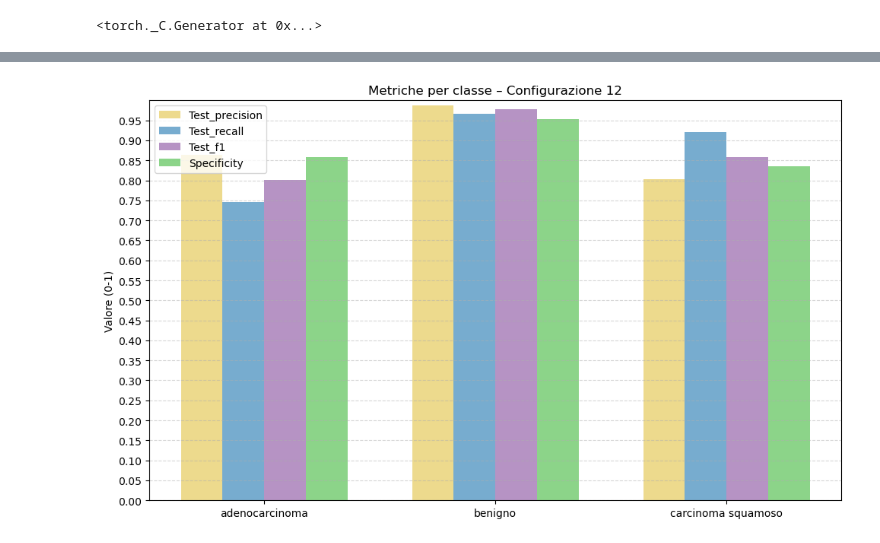
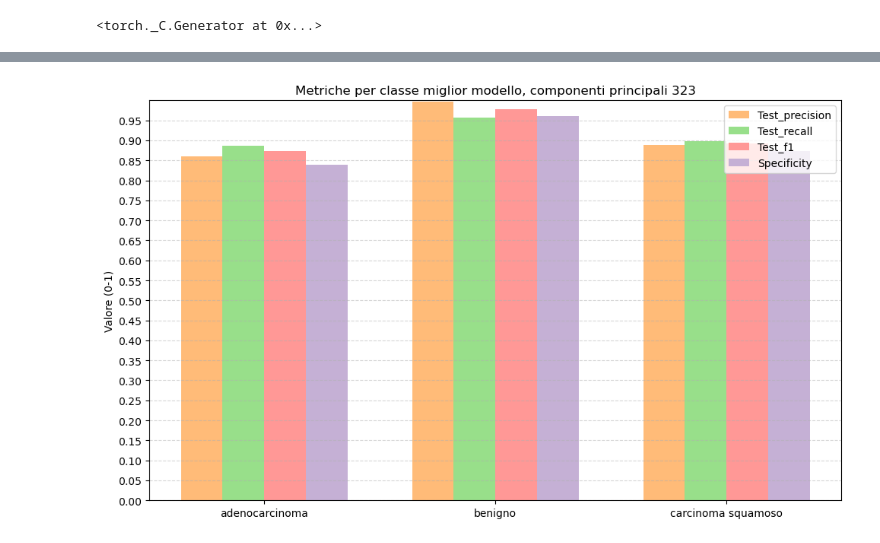
Before and after one commit to noemiaime/PCA_AE_histology, a Jupyter notebook: 4_FC_training_PCA.ipynb, the cells around one changed output, grey strips where cells are left out. Drawn from its saved outputs; the diff is of its cells as text; code cells hidden in the pictures.

Commit message:
final project
aggiunta commenti e miglioramento plot

```diff
--- a/4_FC_training_PCA.ipynb
+++ b/4_FC_training_PCA.ipynb
@@ -77,6 +78,7 @@ class FlexibleNet(nn.Module):  # rete neurale FC, configurabile (layer, dropout,
     def forward(self, x):
         return self.model(x)
 # %%
+# misura specificity, non ho trovato una funzione che lo fa di sklearn (come per f1, recall e precision)
 def specificity_score(y_true, y_pred, average='macro'):
     cm = confusion_matrix(y_true, y_pred)
     num_classes = cm.shape[0]
@@ -95,6 +97,6 @@ def specificity_score(y_true, y_pred, average='macro'):
     elif average == 'none':
         return specificities
     else:
-        raise ValueError("average must be 'macro' or 'none'")
+        raise ValueError("Inserire modalità")
 # %%
 # funzione di training
@@ -349,11 +364,11 @@ configurations = [
     {'hidden_dims': [1024, 512, 256, 128, 64, 32, 16], 'batchnorm': True, 'dropout': 0.6, 'early_stopping': True, 'cross_val': True},
 ]
 # %%
-for i, config in enumerate(configurations, 1):
+for i, config in enumerate(configurations, 1): # cicliamo sulle configurazioni
     print(f"\n[{experiment_name}] Config {i}: {config}")
-    if config.get("cross_val", False):
-        cross_validate_model(config, torch.cat([X_train, X_val]), torch.cat([y_train, y_val]), X_test, y_test, k=5, config_id=i)
-    else:
+    if config.get("cross_val", False): # esecuzione funzione cross_validate_model se cross_val = True
+        cross_validate_model(config, torch.cat([X_train, X_val]), torch.cat([y_train, y_val]), test_loader, k=5, config_id=i)
+    else: # altrimenti training standard
         model = FlexibleNet(n_components, config['hidden_dims'], len(pretty_labels),
                             use_batchnorm=config['batchnorm'], dropout=config['dropout'])
         criterion = nn.CrossEntropyLoss()
@@ -370,7 +385,7 @@ for i, config in enumerate(configurations, 1):
                 preds = output.argmax(1)
                 y_true.extend(y_batch.tolist())
                 y_pred.extend(preds.tolist())
-
+        # calcolo metriche
         test_acc = 100 * np.mean(np.array(y_true) == np.array(y_pred))
         precision = precision_score(y_true, y_pred, average='macro')
         recall = recall_score(y_true, y_pred, average='macro')
@@ -380,7 +395,7 @@ for i, config in enumerate(configurations, 1):
         specificity_macro = specificity_score(y_true, y_pred, average='macro')
         specificity_per_class = specificity_score(y_true, y_pred, average='none')
 
-        # 🆕 Calcolo delle metriche per classe
+        # calcolo delle metriche per classe
         report_dict = classification_report(y_true, y_pred, target_names=pretty_labels, output_dict=True)
         class_metrics = {}
         for class_name in pretty_labels:
@@ -388,13 +403,14 @@ for i, config in enumerate(configurations, 1):
             class_metrics[f'recall_{class_name}'] = report_dict[class_name]['recall']
             class_metrics[f'f1_{class_name}'] = report_dict[class_name]['f1-score']
 
+        # stampa e salvataggio risultato
         print(report_txt)
         print("Confusion Matrix:")
         print(cm)
         print(f"Specificity (macro): {specificity_macro:.4f}")
         for label, spec in zip(pretty_labels, specificity_per_class):
             print(f"Specificity [{label}]: {spec:.4f}")
-
+        # plot e salvataggio confusion matrix
         title = f"[{experiment_name}] Config {i}"
         with open(log_txt_path, "a") as f:
             f.write(f"{title}\nTest Accuracy: {test_acc:.2f}%\n")
@@ -414,6 +430,7 @@ for i, config in enumerate(configurations, 1):
         plt.savefig(os.path.join("pca_outputs", f"{experiment_name}_conf_matrix_config_{i}.png"))
         plt.show()
 
+        # salvataggio risultati
         summary.append({
             'config_id': i,
             'hidden_dims': config['hidden_dims'],
@@ -426,8 +443,8 @@ for i, config in enumerate(configurations, 1):
             'recall': recall,
             'f1_score': f1,
             'specificity': specificity_macro,
-            'specificity_per_class': list(specificity_per_class), # tolgo .tolist() se traino una sola configurazione
-            'conf_matrix': list(cm), # tolgo .tolist() se traino una sola configurazione
-            **class_metrics  #  Inserisce precision, recall, f1 per ogni classe
+            'specificity_per_class': list(specificity_per_class),
+            'conf_matrix': list(cm),
+            **class_metrics
         })
 # %% [output]
@@ -451,13 +468,14 @@ Epoch 07 | Train Acc: 95.66% | Val Acc: 69.12%
 # %%
-summary_df = pd.DataFrame(summary)
+summary_df = pd.DataFrame(summary) # conversione in data frame
 summary_df['specificity_per_class'] = summary_df['specificity_per_class'].apply(
     lambda x: ','.join(f"{v:.4f}" for v in x) if isinstance(x, (list, np.ndarray)) else str(x)
-)
+) # formato corretto
 summary_df['test_specificity_per_class'] = summary_df['test_specificity_per_class'].apply(
     lambda x: ','.join(f"{v:.4f}" for v in x) if isinstance(x, (list, np.ndarray)) else str(x)
-)
-summary_df.to_csv(os.path.join("pca_outputs", f"{experiment_name}_summary.csv"), index=False)
+) # formato corretto
+summary_df.to_csv(os.path.join("pca_outputs", f"{experiment_name}_summary.csv"), index=False) # salvataggio
 
+# scrittura riassunto .txt
 with open(os.path.join("pca_outputs", f"{experiment_name}_summary.txt"), 'w') as f:
     for row in summary:
         f.write(f"Config {row['config_id']} | Acc: {row['accuracy']:.2f}% | Dropout: {row['dropout']} | Layers: {row['hidden_dims']}\n")
@@ -547,36 +534,36 @@ plt.show()
 # %%
 # configurazione da visualizzare (indice del config_id)
-selected_config_id = 12
+selected_config_id = 14 # miglior modello
 
 # filtro dataframe
 row = summary_df[summary_df['config_id'] == selected_config_id].iloc[0]
 
 # estrazione metriche per classe
 metrics = ['test_precision', 'test_recall', 'test_f1']
 data = {m: [row[f'{m}_{cls}'] for cls in pretty_labels] for m in metrics}
 
 # aggiuinta specificity per classe
 data['specificity'] = row['specificity_per_class'] if isinstance(row['specificity_per_class'], list) else eval(row['specificity_per_class'])
 
 # plot
 x = np.arange(len(pretty_labels))
 bar_width = 0.18
 
 plt.figure(figsize=(10, 6))
-colors = ["#E7CD64BC", "#448DBEB9", "#A275B4C8", "#66C763C0"]  # oro, blu, lilla, verde acqua
+colors = ['#ffbb78', '#98df8a', '#ff9896', '#c5b0d5']
 
 for i, metric in enumerate(data.keys()):
     plt.bar(x + i * bar_width - 1.5 * bar_width, data[metric], width=bar_width, label=metric.capitalize(), color=colors[i])
 
 plt.xticks(x, pretty_labels)
 plt.ylim(0.0, 1.0)
 plt.ylabel("Valore (0-1)")
-plt.title(f"Metriche per classe – Configurazione {selected_config_id}")
+plt.title(f"Metriche per classe miglior modello, componenti principali {n_components}")
 plt.yticks(np.arange(0.0, 1, 0.05))  # ogni 0.01 tra 0.7 e 0.8
 plt.legend()
 plt.grid(axis='y', linestyle='--', alpha=0.5)
 plt.tight_layout()
 plt.savefig(os.path.join(output_folder, "metrics_comparison_per_class.png"))
 plt.show()
 # %% [output]
-[figure, old version]
+[figure, new version]
```
Also changed, not shown: parts of 14 cells of this notebook, 17 other files.
